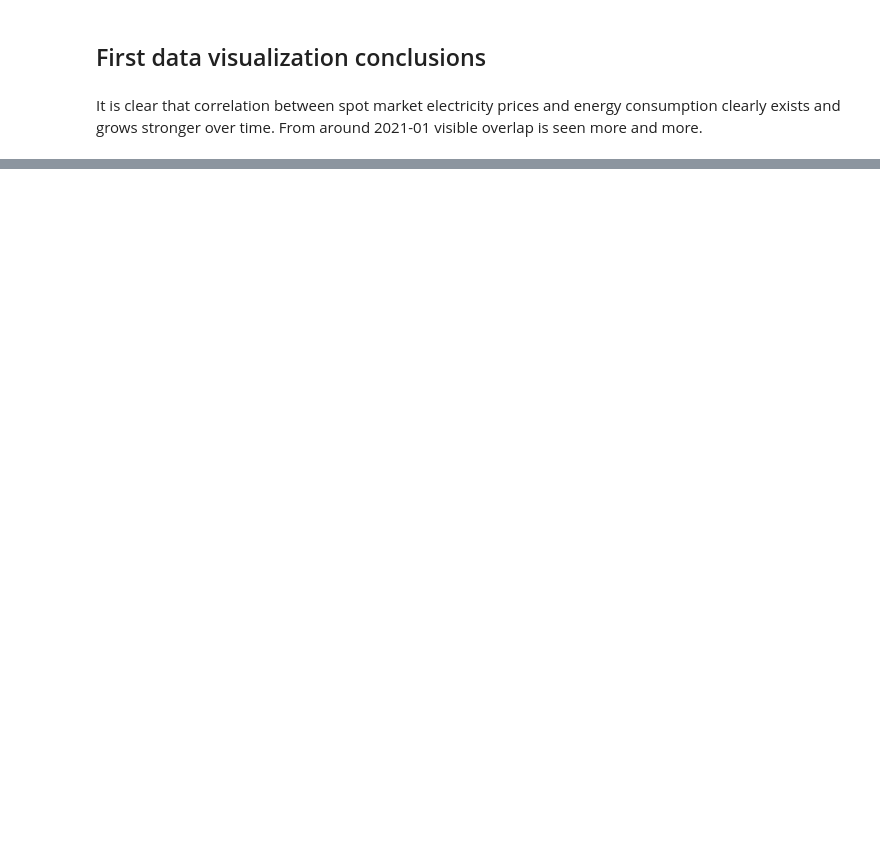
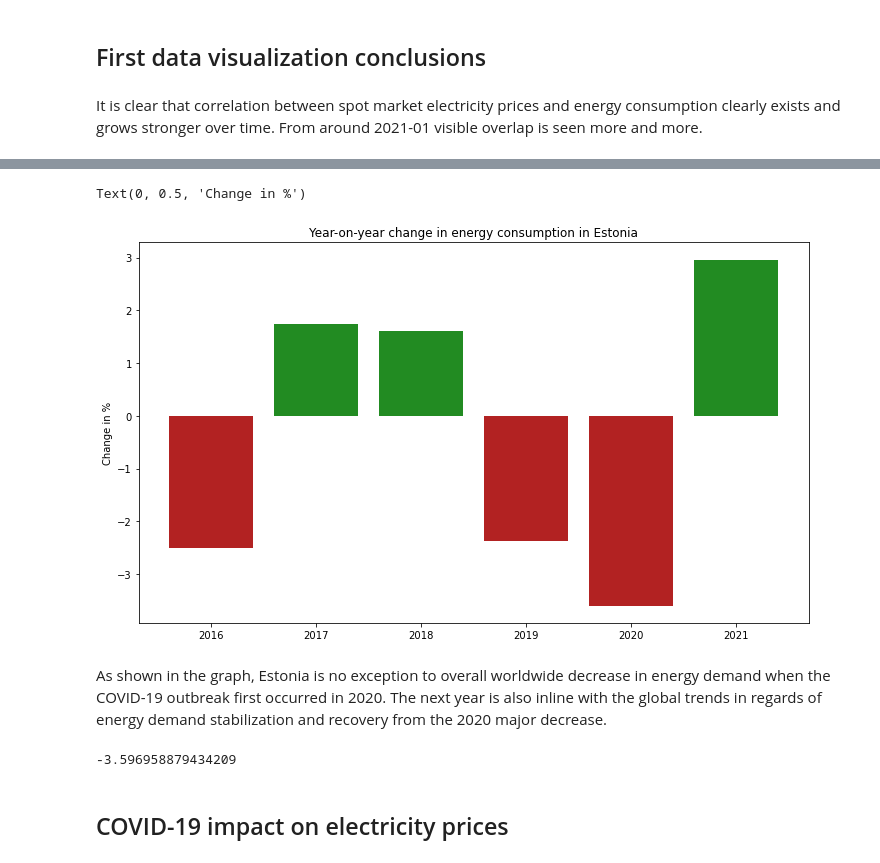
Before and after one commit to Rikuklane/D4-Electricity-Prices, a Jupyter notebook: visualization/covid_impact_on_electricity_prices.ipynb, the cells around one changed output, grey strips where cells are left out. Drawn from its saved outputs; the diff is of its cells as text; code cells hidden in the pictures; blank space fills up the shorter version.

Commit message:
Overview of COVID-19 impact on energy demand

```diff
--- a/visualization/covid_impact_on_electricity_prices.ipynb
+++ b/visualization/covid_impact_on_electricity_prices.ipynb
@@ -36,0 +52,36 @@ It is clear that correlation between spot market electricity prices and energy c
+# %%
+# Bar-chart for the 2016-2021 period
+year = 2016
+years = []
+changes = []
+colors = []
+
+for i in range(6):
+    mean_before = consumption[str(year - 1) + "-01-01":str(year) + "-01-01"].mean()
+    mean_now = consumption[str(year) + "-01-01":str(year + 1) + "-01-01"].mean()
+    change = float(((mean_now / mean_before) - 1) * 100)
+    years.append(year)
+    changes.append(change)
+    year += 1
+    if change < 0:
+        colors.append("firebrick")
+    else:
+        colors.append("forestgreen")
+
+consumption_changes = pd.DataFrame({"years":years,"changes":changes, "colors":colors})
+f, ax = plt.subplots(figsize=(12,7))
+plt.bar(consumption_changes["years"], consumption_changes["changes"], color=consumption_changes["colors"])
+plt.title("Year-on-year change in energy consumption in Estonia")
+plt.ylabel("Change in %")
+# %% [output]
+Text(0, 0.5, 'Change in %')
+[figure, added]
+# %% [markdown]
+As shown in the graph, Estonia is no exception to overall worldwide decrease in energy demand when the COVID-19 outbreak first occurred in 2020. The next year is also inline with the global trends in regards of energy demand stabilization and recovery from the 2020 major decrease.
+# %%
+# To be exact, change in 2020 energy consumption compared to 2019 mean is as follows (in %):
+print(float(consumption_changes.loc[consumption_changes["years"] == 2020]["changes"]))
+# %% [output]
+-3.596958879434209
+# %% [markdown]
+## COVID-19 impact on electricity prices
```
Also changed, not shown: parts of 9 cells of this notebook.
